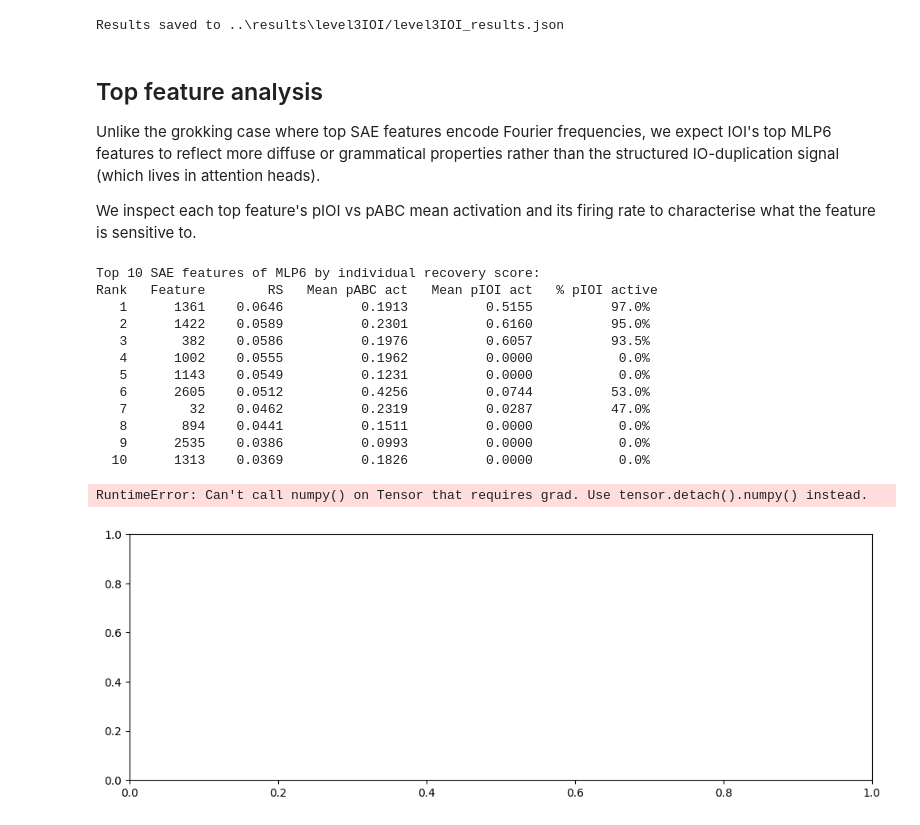
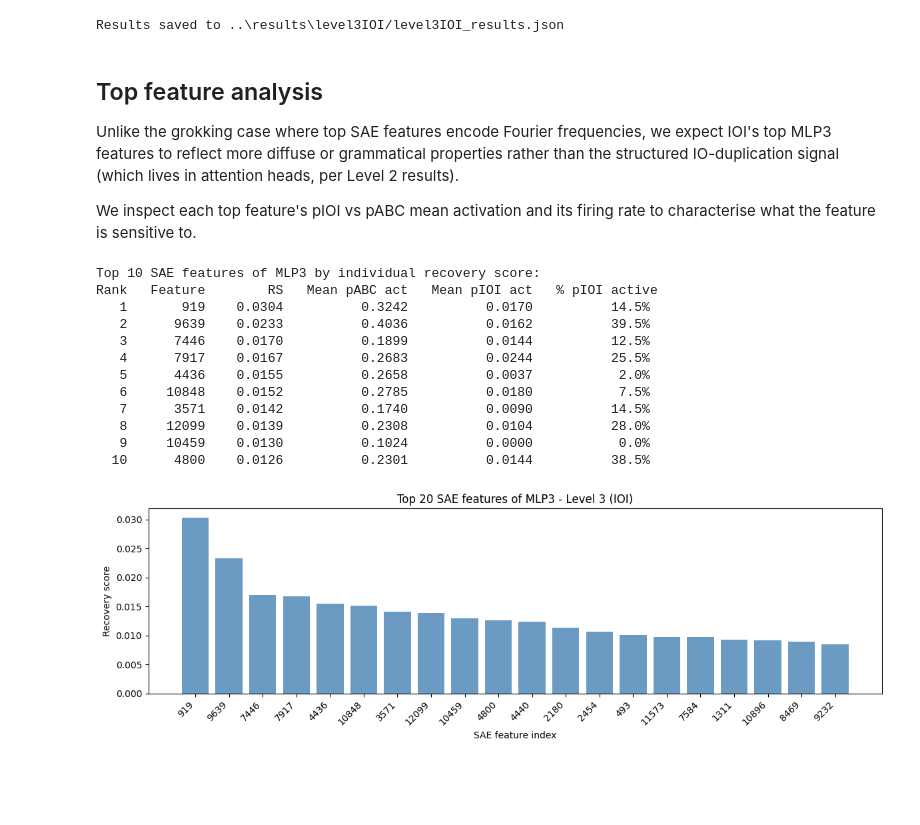
Before and after one commit to GabraxVolz1/Thesis, a Jupyter notebook: notebooks/04bis_level3_sae(IOI).ipynb, the cells around one changed output. Drawn from its saved outputs; the diff is of its cells as text; code cells hidden in the pictures; blank space fills up the shorter version.

```diff
--- a/notebooks/04bis_level3_sae(IOI).ipynb
+++ b/notebooks/04bis_level3_sae(IOI).ipynb
@@ -630,0 +585,26 @@ For IOI where individual features have small RS, the linear approximation is acc
+# %%
+all_feats_ld = []
+with torch.no_grad():
+    for start in range(0, n_valid, BATCH_SIZE):
+        end         = min(start + BATCH_SIZE, n_valid)
+        batch_fps_c = final_positions[start:end]
+        cfe         = clean_feats_eval[start:end].to(device)
+
+        def all_feat_hook(value, hook, fp=batch_fps_c, cfe_=cfe):
+            bi = torch.arange(value.shape[0], device=value.device)
+            value[bi, fp] = sae.decode(cfe_)
+            return value
+
+        logits = model.run_with_hooks(ioi_tokens[start:end], fwd_hooks=[(HOOK, all_feat_hook)])
+        all_feats_ld.append(logit_diff(logits.cpu(), ioi_valid[start:end], batch_fps_c.cpu()))
+        del logits
+        torch.cuda.empty_cache()
+
+full_restore_rs = recovery_score(torch.cat(all_feats_ld), corrupted_ld, clean_ld)
+print(f"Full restore (all features) RS : {full_restore_rs:.4f}  (target ≈ 1.0)")
+print(f"Variance explained             : {var_exp:.4f}")
+print()
+if full_restore_rs < 0.95:
+    print("WARNING: full-restore RS < 0.95. SAE is too lossy — retrain before trusting feature RS values.")
+else:
+    print("Sanity check passed: feature attribution is trustworthy.")
@@ -756,10 +801,17 @@ results = {
     "clean_ld_mean": clean_ld.mean().item(),
     "corrupted_ld_mean": corrupted_ld.mean().item(),
     "gap": (clean_ld - corrupted_ld).mean().item(),
-    "criterion1_faithfulness": faithfulness,
-    "criterion2_component_count": k_95,
-    "criterion2_compression_ratio": k_95 / D_SAE,
-    "circuit_features": circuit_features,
+    "full_restore_rs": full_restore_rs,
+    "circuit_selection": "greedy_cumulative",
+    "rs_target": RS_TARGET,
+    "rs_target_reached": target_reached,
+    "max_steps": MAX_STEPS,
+    "max_individual_rs": scores.max().item(),
+    "criterion1_faithfulness": best_faithfulness,
+    "criterion2_description_length": description_length,
+    "criterion2_circuit_features": n_circuit_features,
+    "criterion2_total_features": D_SAE,
+    "circuit_features": circuit_features[:best_k],
     "all_recovery_scores": scores.tolist(),
 }
 
@@ -773,49 +825,48 @@ Results saved to ..\results\level3IOI/level3IOI_results.json
 ## Top feature analysis
 
 Unlike the grokking case where top SAE features encode Fourier frequencies, we expect
-IOI's top MLP6 features to reflect more diffuse or grammatical properties rather than
-the structured IO-duplication signal (which lives in attention heads).
+IOI's top MLP3 features to reflect more diffuse or grammatical properties rather than
+the structured IO-duplication signal (which lives in attention heads, per Level 2 results).
 
 We inspect each top feature's pIOI vs pABC mean activation and its firing rate to
 characterise what the feature is sensitive to.
 # %%
 top10_scores, top10_idx = scores.topk(10)
 
 print(f"Top 10 SAE features of MLP{TARGET_LAYER} by individual recovery score:")
 print(f"{'Rank':>4}  {'Feature':>8}  {'RS':>8}  "
       f"{'Mean pABC act':>14}  {'Mean pIOI act':>14}  {'% pIOI active':>14}")
 for rank, (score, fidx) in enumerate(zip(top10_scores, top10_idx)):
     fidx       = fidx.item()
     mean_abc_a = mean_abc_feats[fidx].item()
     mean_ioi_a = clean_feats_eval[:, fidx].mean().item()
     pct_act    = (clean_feats_eval[:, fidx] > 0).float().mean().item()
     print(f"{rank+1:>4}  {fidx:>8}  {score.item():>8.4f}  "
           f"{mean_abc_a:>14.4f}  {mean_ioi_a:>14.4f}  {pct_act:>13.1%}")
 
 top20_scores, top20_idx = scores.topk(20)
 
 fig, ax = plt.subplots(figsize=(12, 4))
-ax.bar(range(20), top20_scores.numpy(), color="steelblue", alpha=0.8)
+ax.bar(range(20), top20_scores.detach().numpy(), color="steelblue", alpha=0.8)
 ax.set_xticks(range(20))
 ax.set_xticklabels([str(i.item()) for i in top20_idx], rotation=45, ha="right")
 ax.set_xlabel("SAE feature index")
 ax.set_ylabel("Recovery score")
 ax.set_title(f"Top 20 SAE features of MLP{TARGET_LAYER} - Level 3 (IOI)")
 plt.tight_layout()
 plt.savefig(RESULTS_DIR / "level3IOI_top_features.png", dpi=150)
 plt.show()
 # %% [output]
-Top 10 SAE features of MLP6 by individual recovery score:
+Top 10 SAE features of MLP3 by individual recovery score:
 Rank   Feature        RS   Mean pABC act   Mean pIOI act   % pIOI active
-   1      1361    0.0646          0.1913          0.5155          97.0%
-   2      1422    0.0589          0.2301          0.6160          95.0%
-   3       382    0.0586          0.1976          0.6057          93.5%
-   4      1002    0.0555          0.1962          0.0000           0.0%
-   5      1143    0.0549          0.1231          0.0000           0.0%
-   6      2605    0.0512          0.4256          0.0744          53.0%
-   7        32    0.0462          0.2319          0.0287          47.0%
-   8       894    0.0441          0.1511          0.0000           0.0%
-   9      2535    0.0386          0.0993          0.0000           0.0%
-  10      1313    0.0369          0.1826          0.0000           0.0%
+   1       919    0.0304          0.3242          0.0170          14.5%
+   2      9639    0.0233          0.4036          0.0162          39.5%
+   3      7446    0.0170          0.1899          0.0144          12.5%
+   4      7917    0.0167          0.2683          0.0244          25.5%
+   5      4436    0.0155          0.2658          0.0037           2.0%
+   6     10848    0.0152          0.2785          0.0180           7.5%
+   7      3571    0.0142          0.1740          0.0090          14.5%
+   8     12099    0.0139          0.2308          0.0104          28.0%
+   9     10459    0.0130          0.1024          0.0000           0.0%
+  10      4800    0.0126          0.2301          0.0144          38.5%
-RuntimeError: Can't call numpy() on Tensor that requires grad. Use tensor.detach().numpy() instead.
-[figure, old version]
+[figure, new version]
```
Also changed, not shown: parts of 27 cells of this notebook, 7 other files.
